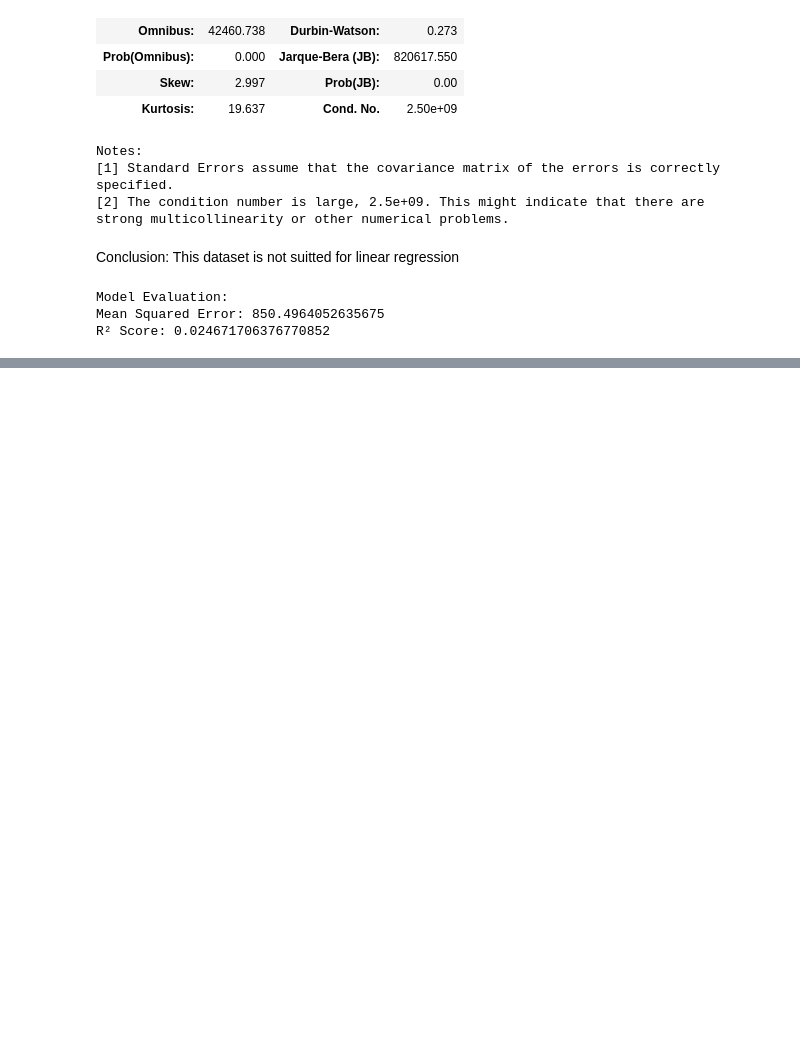
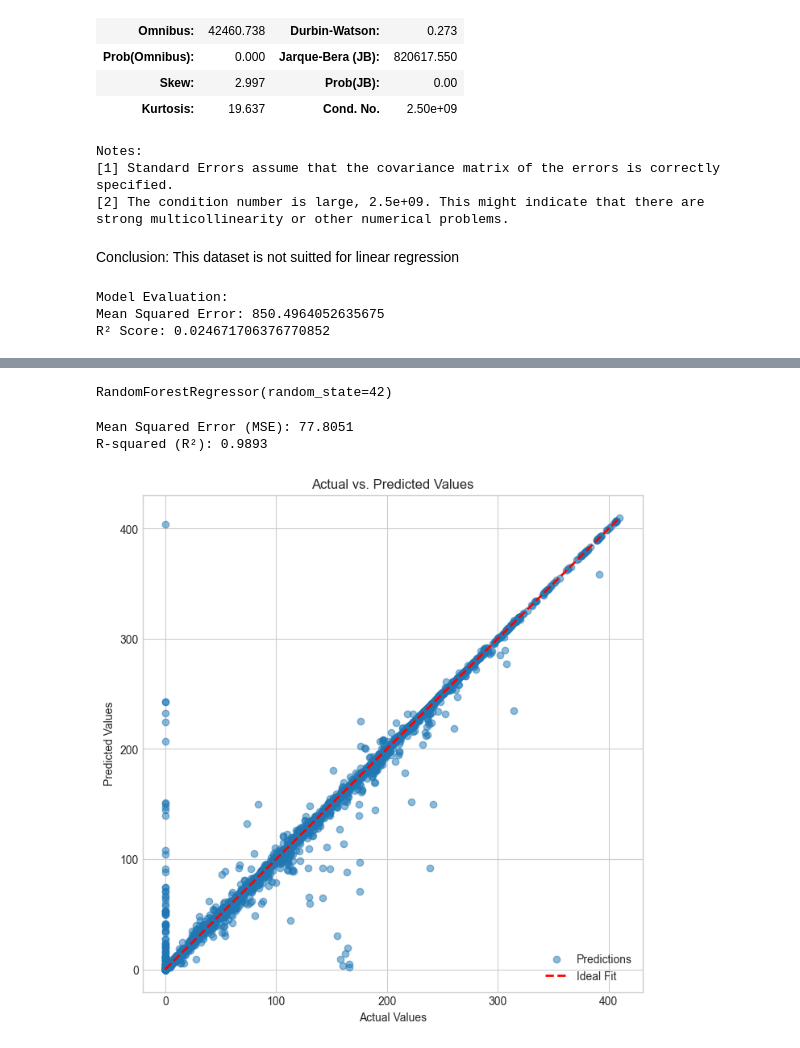
Before and after one commit to DevanshuSawarkar/Global_COVID19_Vaccination_Analysis, a Jupyter notebook: multi_linear_regression.ipynb, the cells around one changed output, grey strips where cells are left out. Saved outputs shown, nothing was run; the diff lists cells and outputs as text; code cells hidden in the pictures; blank space fills up the shorter version.

```diff
--- a/multi_linear_regression.ipynb
+++ b/multi_linear_regression.ipynb
@@ -117,0 +165,10 @@ R² Score: 0.024671706376770852
+# %%
+X_train, X_test, y_train, y_test = train_test_split(X, y, test_size=0.2, random_state=42)
+# %%
+model = RandomForestRegressor(random_state=42)
+# %%
+model.fit(X_train, y_train)
+# %% [output]
+RandomForestRegressor(random_state=42)
+# %%
+y_pred = model.predict(X_test)
@@ -117,0 +178,19 @@ R² Score: 0.024671706376770852
+# %%
+print(f"Mean Squared Error (MSE): {mse:.4f}")
+print(f"R-squared (R²): {r2:.4f}")
+# %% [output]
+Mean Squared Error (MSE): 77.8051
+R-squared (R²): 0.9893
+# %%
+plt.style.use('seaborn-v0_8-whitegrid')
+fig, ax = plt.subplots(figsize=(8, 8))
+
+ax.scatter(y_test, y_pred, alpha=0.5, label='Predictions')
+ax.plot([y_test.min(), y_test.max()], [y_test.min(), y_test.max()], '--', lw=2, color='red', label='Ideal Fit')
+ax.set_xlabel("Actual Values")
+ax.set_ylabel("Predicted Values")
+ax.set_title(f"Actual vs. Predicted Values")
+ax.legend()
+plt.show()
+# %% [output]
+[figure, added]
```
Also changed, not shown: parts of 8 cells of this notebook, 1 other file.
